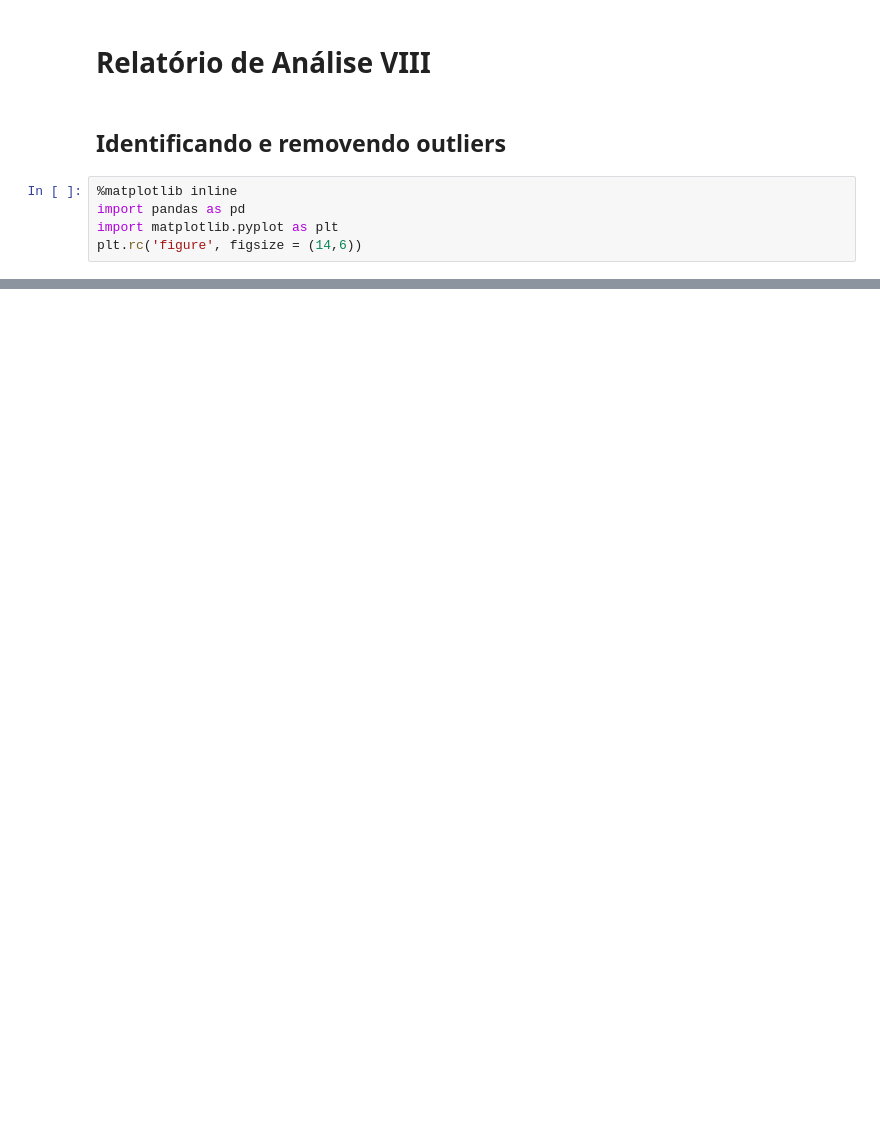
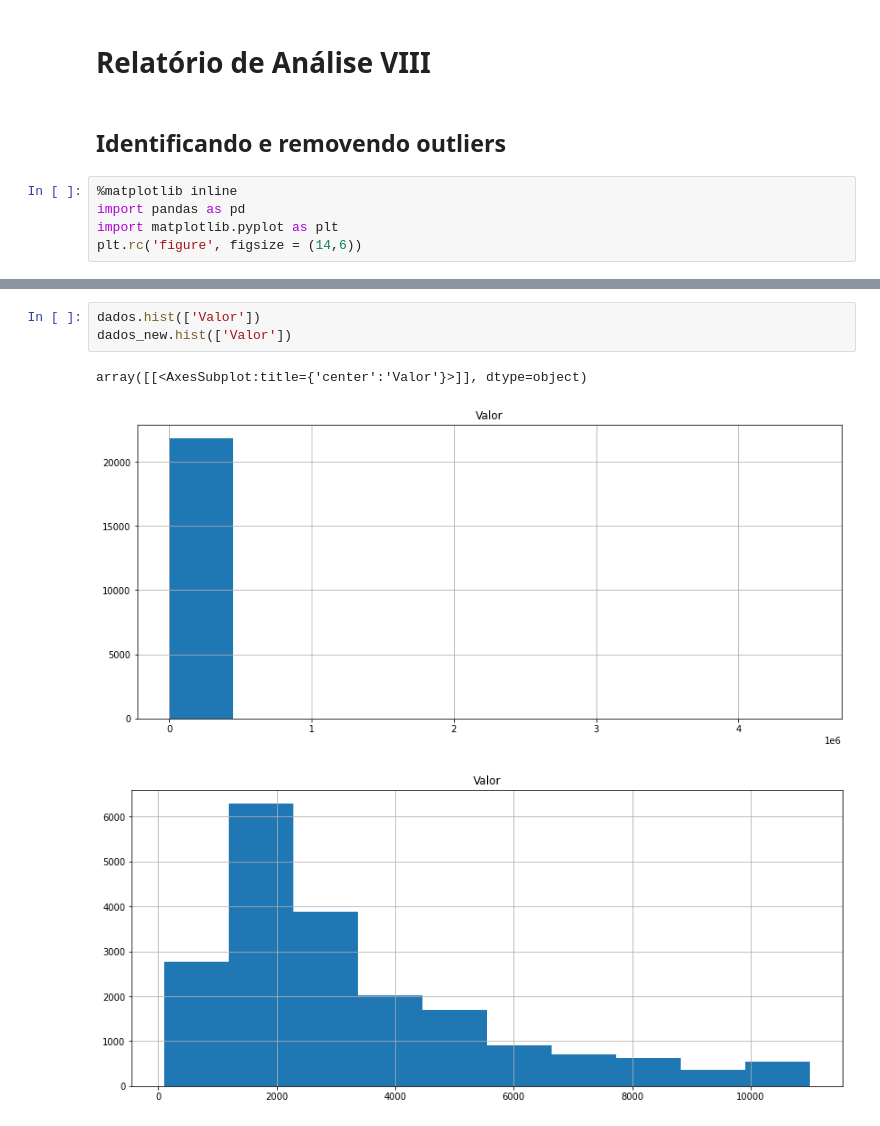
Before and after one commit to vitorgosmao/treinamento-pandas, a Jupyter notebook: Curso Pandas/Identificando e Removendo Outliers.ipynb, the cells around one changed output, grey strips where cells are left out. Cells and saved outputs as stored; diff of their text form; blank space fills up the shorter version.

```diff
--- a/Curso Pandas/Identificando e Removendo Outliers.ipynb
+++ b/Curso Pandas/Identificando e Removendo Outliers.ipynb
@@ -17,0 +58,7 @@ KeyError: 'Valor'
+# %%
+dados.hist(['Valor'])
+dados_new.hist(['Valor'])
+# %% [output]
+array([[<AxesSubplot:title={'center':'Valor'}>]], dtype=object)
+[figure, added]
+[figure, added]
```
Also changed, not shown: parts of 10 cells of this notebook, 2 other files.
